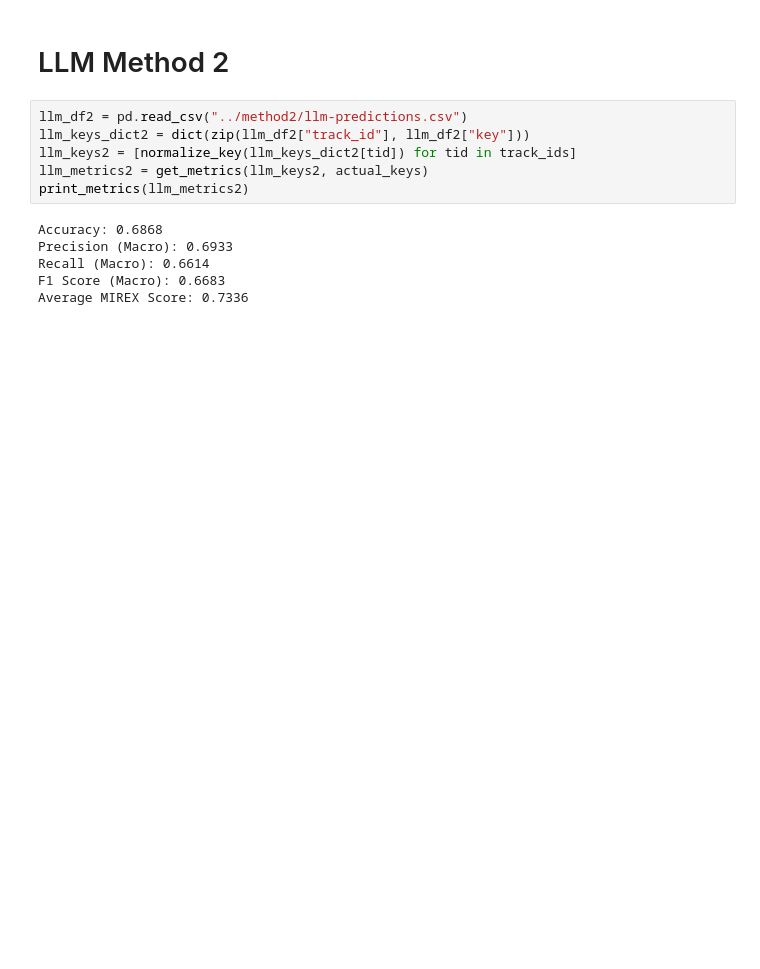
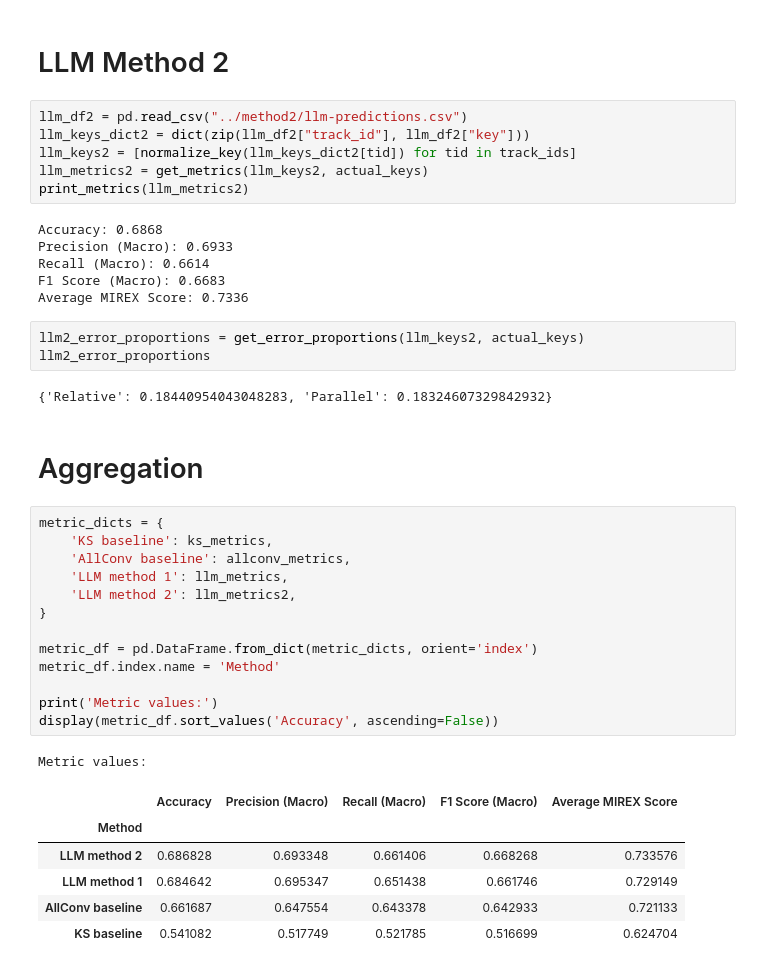
Before and after one commit to jeffgord/llm-key-estimation, a Jupyter notebook: evaluation/eval.ipynb, the cells around one changed output. Drawn from its saved outputs; the diff is of its cells as text; blank space fills up the shorter version.

```diff
--- a/evaluation/eval.ipynb
+++ b/evaluation/eval.ipynb
@@ -220,3 +218,31 @@ Precision (Macro): 0.6933
 Recall (Macro): 0.6614
 F1 Score (Macro): 0.6683
 Average MIREX Score: 0.7336
+# %%
+llm2_error_proportions = get_error_proportions(llm_keys2, actual_keys)
+llm2_error_proportions
+# %% [output]
+{'Relative': 0.18440954043048283, 'Parallel': 0.18324607329842932}
+# %% [markdown]
+# Aggregation
+# %%
+metric_dicts = {
+    'KS baseline': ks_metrics,
+    'AllConv baseline': allconv_metrics,
+    'LLM method 1': llm_metrics,
+    'LLM method 2': llm_metrics2,
+}
+
+metric_df = pd.DataFrame.from_dict(metric_dicts, orient='index')
+metric_df.index.name = 'Method'
+
+print('Metric values:')
+display(metric_df.sort_values('Accuracy', ascending=False))
+# %% [output]
+Metric values:
+|  | Accuracy | Precision (Macro) | Recall (Macro) | F1 Score (Macro) | Average MIREX Score |
+| Method |  |  |  |  |  |
+| LLM method 2 | 0.686828 | 0.693348 | 0.661406 | 0.668268 | 0.733576 |
+| LLM method 1 | 0.684642 | 0.695347 | 0.651438 | 0.661746 | 0.729149 |
+| AllConv baseline | 0.661687 | 0.647554 | 0.643378 | 0.642933 | 0.721133 |
+| KS baseline | 0.541082 | 0.517749 | 0.521785 | 0.516699 | 0.624704 |
```
Also changed, not shown: parts of 15 cells of this notebook, 2 other files.
